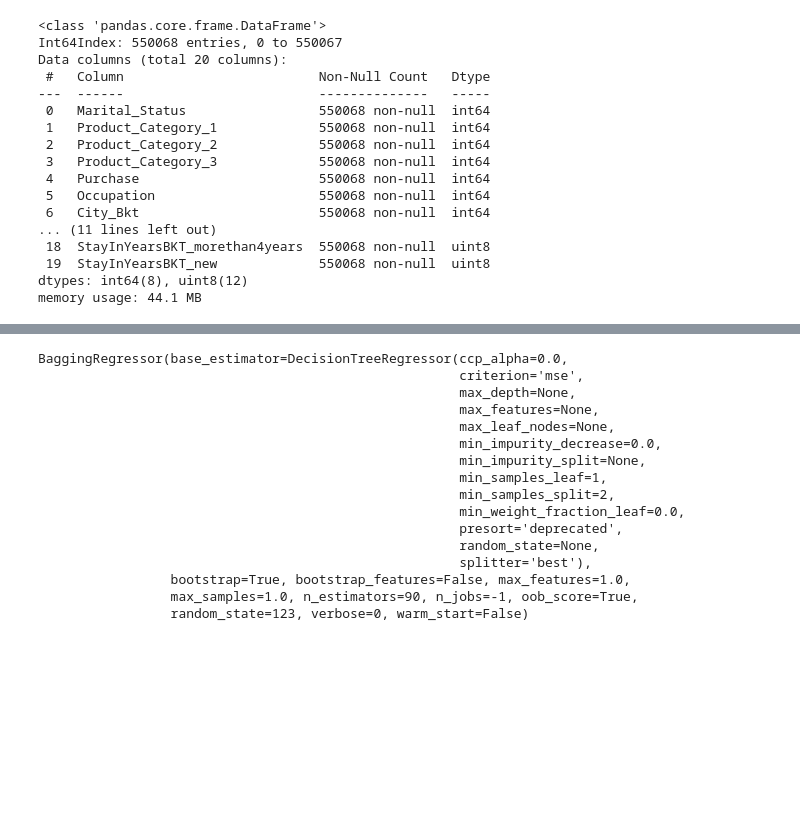
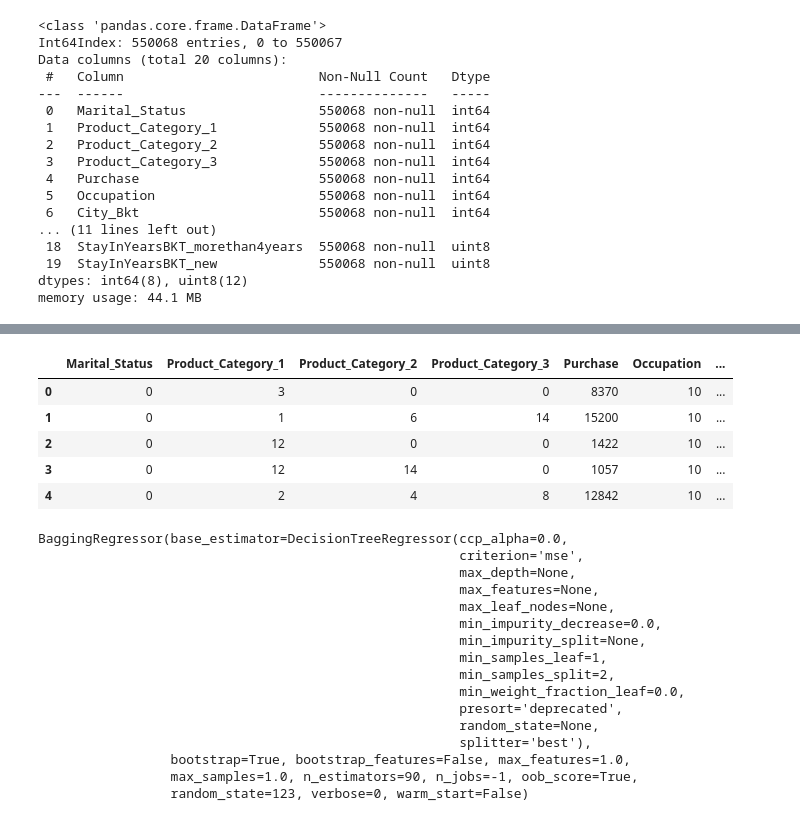
Before and after one commit to gangonepriyadarshini/DataVizandEDA, a Jupyter notebook: courses/udacity_intro_to_tensorflow_for_deep_learning/l01c01_introduction_to_colab_and_python.ipynb, the cells around one changed output, grey strips where cells are left out. Saved outputs shown, nothing was run; the diff lists cells and outputs as text; code cells hidden in the pictures; blank space fills up the shorter version.

```diff
--- a/courses/udacity_intro_to_tensorflow_for_deep_learning/l01c01_introduction_to_colab_and_python.ipynb
+++ b/courses/udacity_intro_to_tensorflow_for_deep_learning/l01c01_introduction_to_colab_and_python.ipynb
@@ -90,6 +95,9 @@ Index(['Marital_Status', 'Product_Category_1', 'Product_Category_2',
 d=pd.get_dummies(d)
 d['Product_Category_2']=d['Product_Category_2'].astype(int)
 d['Product_Category_3']=d['Product_Category_3'].astype(int)
+d['Product_Category_1']=d['Product_Category_1'].astype(int)
+d['Marital_Status']=d['Marital_Status'].astype(int)
+d['Purchase']=d['Purchase'].astype(int)
 # %%
 d.info()
 # %% [output]
@@ -113,3 +141,12 @@ memory usage: 44.1 MB
+# %%
+d.head()
+# %% [output]
+|  | Marital_Status | Product_Category_1 | Product_Category_2 | Product_Category_3 | Purchase | Occupation | ... |
+| 0 | 0 | 3 | 0 | 0 | 8370 | 10 | ... |
+| 1 | 0 | 1 | 6 | 14 | 15200 | 10 | ... |
+| 2 | 0 | 12 | 0 | 0 | 1422 | 10 | ... |
+| 3 | 0 | 12 | 14 | 0 | 1057 | 10 | ... |
+| 4 | 0 | 2 | 4 | 8 | 12842 | 10 | ... |
 # %%
 xtrain, xtest, ytrain, ytest = train_test_split(d.drop('Purchase',axis = 1),d['Purchase'],test_size=0.2,random_state=111)
 # %%
```
Also changed, not shown: parts of 29 cells of this notebook.
